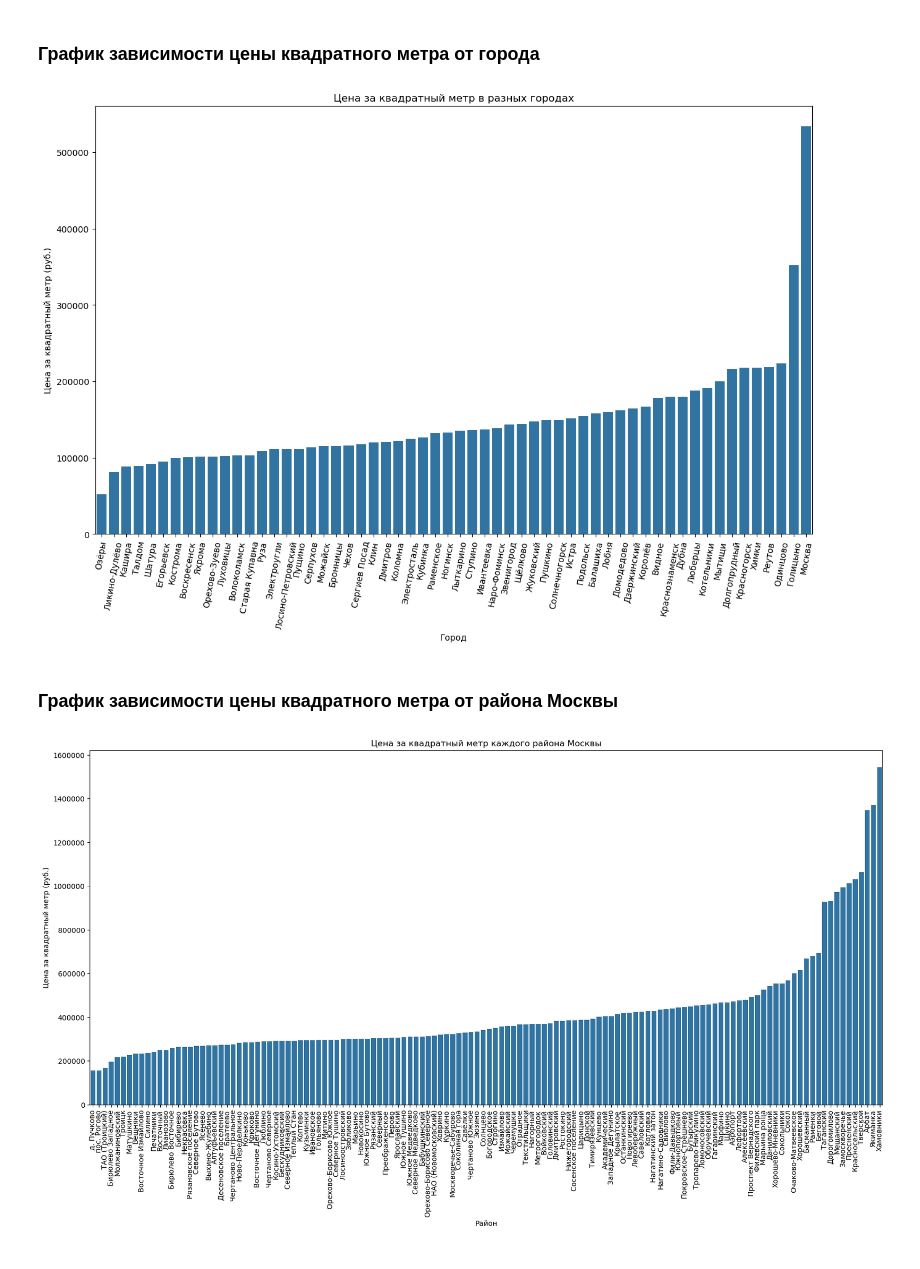
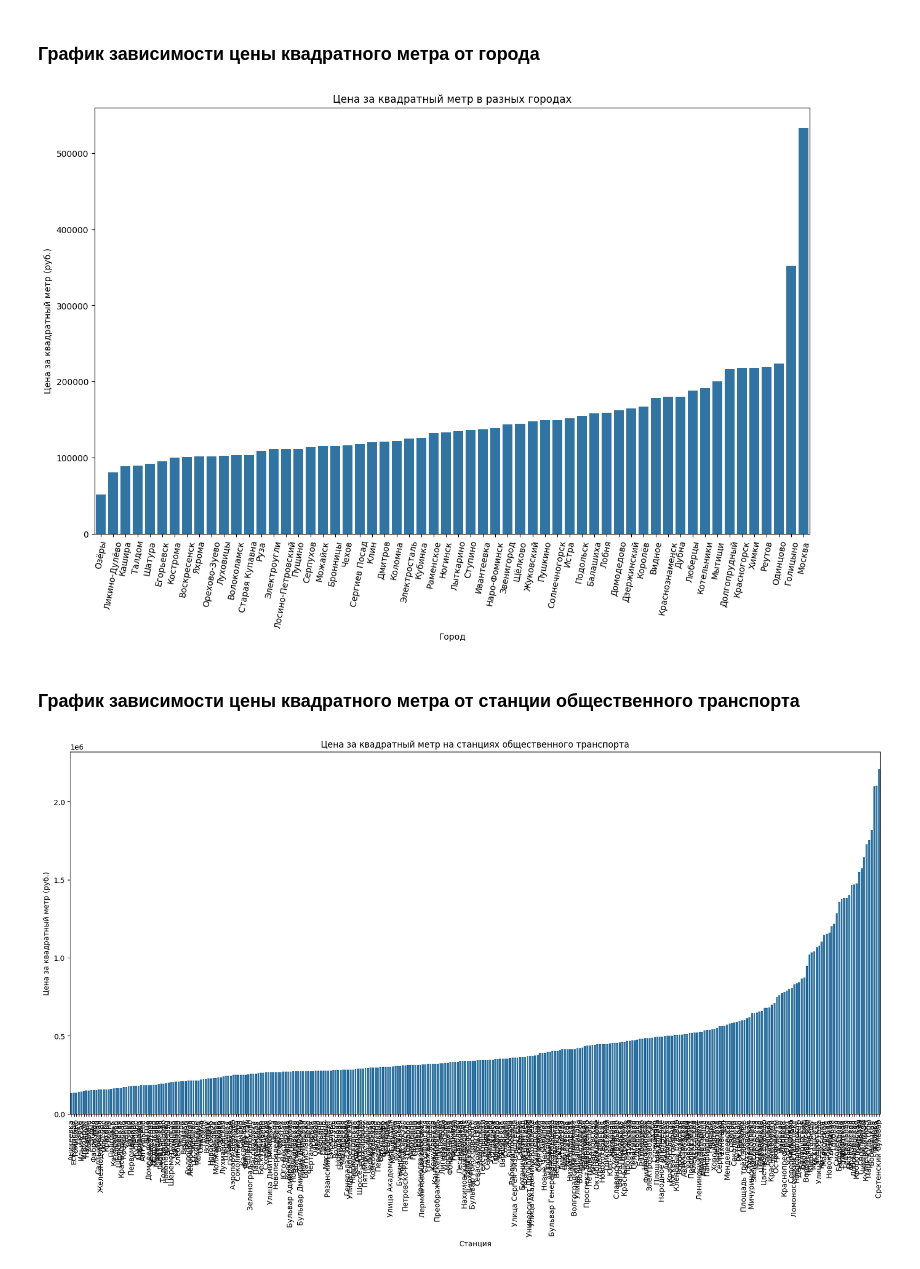
Before and after one commit to Vyacheslav765/Intensive, a Jupyter notebook: Analysis DF.ipynb, the cells around one changed output. Saved outputs shown, nothing was run; the diff lists cells and outputs as text; code cells hidden in the pictures.

```diff
--- a/Analysis DF.ipynb
+++ b/Analysis DF.ipynb
@@ -30,7 +30,6 @@ df.drop(['heating_type'], axis=1,inplace=True) # Тип отопления не
 df.drop(['object_type'], axis=1,inplace=True) # Тип дома не нужен
 df.drop(['street'], axis=1,inplace=True) # Улица не нужна, т.к. важна станция метро и район
 df.drop(['residential_complex'], axis=1,inplace=True) # Жилой комплекс не важен
-df.drop(['url'], axis=1,inplace=True) # Ссылка на объявление не нужна
 df = df[df['year_of_construction'] >= 1955] # Убираем старинные здания
 # %% [markdown]
 <h3> Заполнем пропуски
@@ -200,6 +130,6 @@ plt.ylabel('Цена за квадратный метр (руб.)')
 plt.xticks(rotation=80)
 plt.show()
 # %% [output]
-[figure, old version]
+[figure, new version]
 # %% [markdown]
-<h3> График зависимости цены квадратного метра от района Москвы
+<h3> График зависимости цены квадратного метра от станции общественного транспорта
@@ -211,11 +136,13 @@ grouped_df = round(moscow_df.groupby('district')['price_per_sqm'].mean().reset_i
+# %%
+metro_pricemetr = round(df.groupby('underground')['price_per_sqm'].mean().reset_index(), 0).sort_values(by='price_per_sqm')
+# Группируем станцию общественного транспорта и среднюю цену квадратного метра по остановками, а так же сортируем по возрастанию
 # %%
 plt.figure(figsize=(20, 9))
-sns.barplot(data=grouped_df, x='district', y='price_per_sqm')
-plt.title('Цена за квадратный метр каждого района Москвы')
-plt.xlabel('Район')
+sns.barplot(data=metro_pricemetr, x='underground', y='price_per_sqm')
+plt.title('Цена за квадратный метр на станциях общественного транспорта')
+plt.xlabel('Станция')
 plt.ylabel('Цена за квадратный метр (руб.)')
 plt.xticks(rotation=90)
-plt.ticklabel_format(style='plain', axis='y')
 plt.show()
 # %% [output]
-[figure, old version]
+[figure, new version]
```
Also changed, not shown: parts of 22 cells of this notebook, 4 other files.
